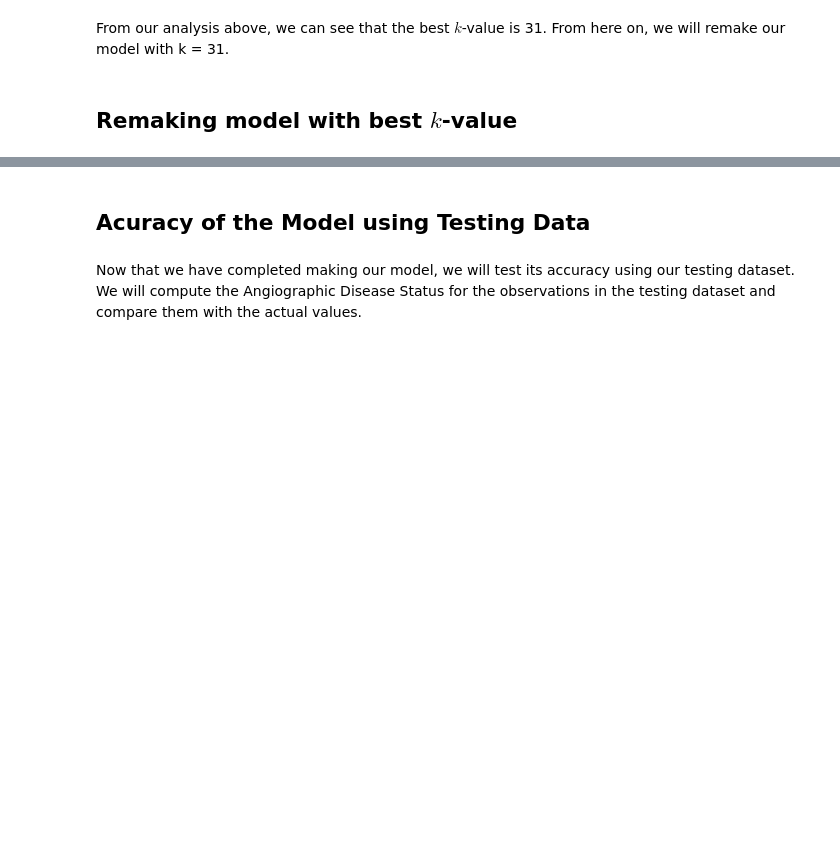
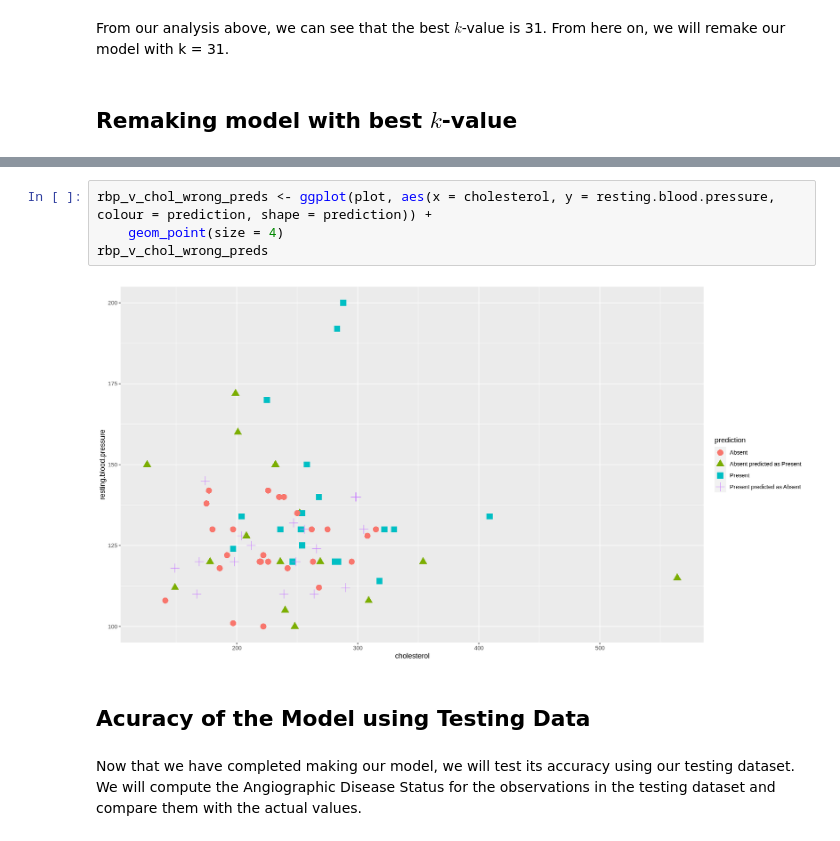
Before and after one commit to VivaanWadhwa/Heart_Disease_Prediction, a Jupyter notebook: Project_Report.ipynb, the cells around one changed output, grey strips where cells are left out. Saved outputs shown, nothing was run; the diff lists cells and outputs as text; blank space fills up the shorter version.

```diff
--- a/Project_Report.ipynb
+++ b/Project_Report.ipynb
@@ -257,3 +287,9 @@ knn_fit <- workflow() |>
+# %%
+rbp_v_chol_wrong_preds <- ggplot(plot, aes(x = cholesterol, y = resting.blood.pressure, colour = prediction, shape = prediction)) +
+    geom_point(size = 4)
+rbp_v_chol_wrong_preds
+# %% [output]
+[figure, added]
 # %% [markdown]
 ## Acuracy of the Model using Testing Data
 # %% [markdown]
```
Also changed, not shown: parts of 6 cells of this notebook.
